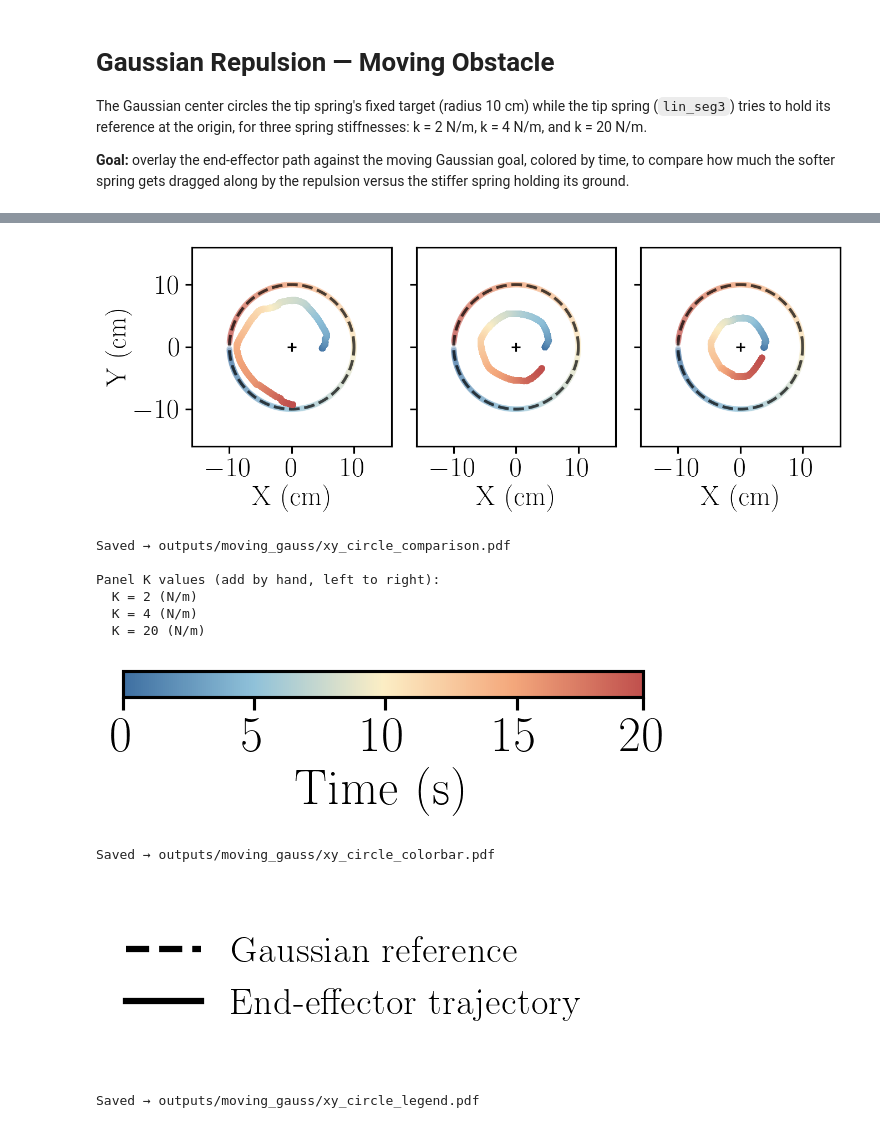
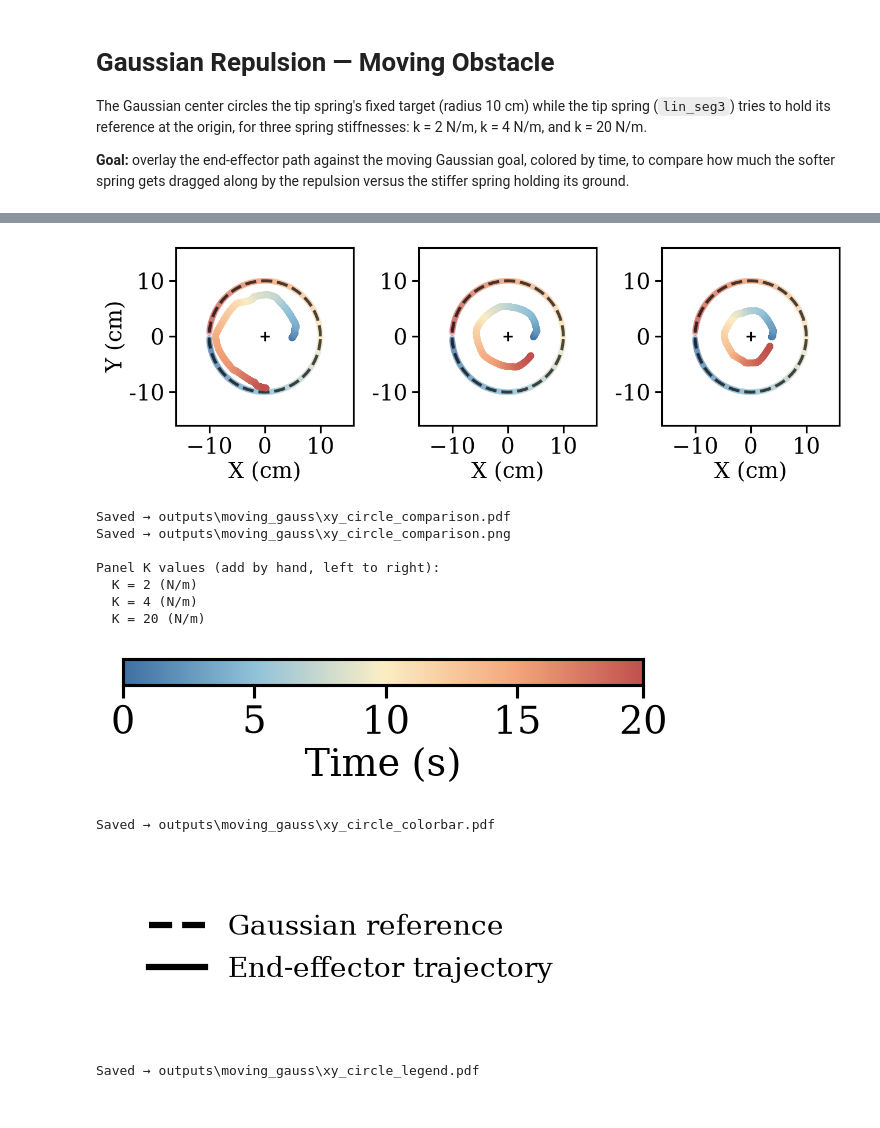
Before and after one commit to CREATE-Lab-EPFL/SoftVMC, a Jupyter notebook: GaussianElement/plot_gauss_moving_gauss.ipynb, the cells around one changed output, grey strips where cells are left out. Saved outputs shown, nothing was run; the diff lists cells and outputs as text; code cells hidden in the pictures.

Commit message:
plotting updates

```diff
--- a/GaussianElement/plot_gauss_moving_gauss.ipynb
+++ b/GaussianElement/plot_gauss_moving_gauss.ipynb
@@ -2,11 +2,14 @@
 import sys, os
 sys.path.insert(0, os.path.abspath('..'))
 from matplotlib.colors import LinearSegmentedColormap
+import matplotlib.pyplot as plt
 from plot_config import COLORS, FIG_W_SINGLE, FIG_W_DOUBLE, PASTEL_CMAP, set_font_size
 GRID = False
-FONT_SIZE = 24
+FONT_SIZE = 18
 LEGEND_FONT_SIZE = FONT_SIZE * 0.75  # change to resize legend text only
 set_font_size(FONT_SIZE, LEGEND_FONT_SIZE)
+plt.rcParams['text.usetex'] = False
+plt.rcParams['font.family'] = 'DejaVu Serif'
 
 # Warmer/more saturated time-axis colormap, local to this notebook only --
 # PASTEL_CMAP (plot_config.py) stays the repo-wide default so other figures
@@ -186,9 +189,9 @@ K = 20 (N/m)   [outputs/moving_gauss/k20_moving_gauss.npz]
 # pick the gap directly (in inches, genuinely tunable), derive the square
 # panel side from what's left, and place every axes with fig.add_axes.
 W_IN = 9.0    # in -- total figure width, matches plot_gauss_fixed_gauss.ipynb
-GAP  = 0.30   # in -- TUNE THIS: physical gap between adjacent panels
+GAP  = 0.75   # in -- TUNE THIS: physical gap between adjacent panels
 
-LEFT_MARGIN   = 1.06  # in -- room for the left panel's y-label + tick numbers
+LEFT_MARGIN   = 1.2  # in -- room for the left panel's y-label + tick numbers
 RIGHT_MARGIN  = 0.15  # in -- breathing room after the right panel
 BOTTOM_MARGIN = 0.80  # in -- room for x-label + tick numbers (all panels)
 TOP_MARGIN    = 0.10  # in -- breathing room above the panels
@@ -198,35 +201,42 @@ S    = (W_IN - LEFT_MARGIN - RIGHT_MARGIN - (N_PANELS - 1) * GAP) / N_PANELS  #
 H_IN = S + BOTTOM_MARGIN + TOP_MARGIN
 
 fig = plt.figure(figsize=(W_IN, H_IN))
 axes = [
     fig.add_axes([(LEFT_MARGIN + i * (S + GAP)) / W_IN, BOTTOM_MARGIN / H_IN, S / W_IN, S / H_IN])
     for i in range(N_PANELS)
 ]
 
 last_lc = None
 t_max = 0.0
 
 for i, (ax, (title, path)) in enumerate(zip(axes, files.items())):
     t, ee_xy, gauss_xy = load_circle_window(path)
     lc = draw_panel(ax, t, ee_xy, gauss_xy, title, show_ylabel=(i == 0), cmap=TIME_CMAP)
+    ax.set_yticks([-10, 0, 10])
+    ax.set_yticklabels(['-10', '0', '10'])
+    ax.tick_params(axis='y', which='both', left=True, labelleft=True)
     last_lc = lc
     t_max = max(t_max, t[-1])
 
 # No legend and no colorbar on this figure -- both are separate standalone
 # files (next two cells) composed above this one by hand.
 out = os.path.join('outputs', 'moving_gauss', 'xy_circle_comparison.pdf')
 fig.savefig(out)
+out_png = os.path.join('outputs', 'moving_gauss', 'xy_circle_comparison.png')
+fig.savefig(out_png, dpi=300)
 plt.show()
 print(f"Saved → {out}")
+print(f"Saved → {out_png}")
 
 # No in-panel K label on the figure itself -- added by hand.
 # Panel order is left -> right:
 print("\nPanel K values (add by hand, left to right):")
 for title in files:
     print(f"  {title}")
 # %% [output]
-[figure, old version]
+[figure, new version]
-Saved → outputs/moving_gauss/xy_circle_comparison.pdf
+Saved → outputs\moving_gauss\xy_circle_comparison.pdf
+Saved → outputs\moving_gauss\xy_circle_comparison.png
 
 Panel K values (add by hand, left to right):
   K = 2 (N/m)
@@ -269,8 +279,8 @@ fig_cb.savefig(out_cb)
 plt.show()
 print(f"Saved → {out_cb}")
 # %% [output]
-[figure, old version]
+[figure, new version]
-Saved → outputs/moving_gauss/xy_circle_colorbar.pdf
+Saved → outputs\moving_gauss\xy_circle_colorbar.pdf
 # %%
 # Standalone legend -- its own SVG/PDF, NOT part of the panel figure,
 # composed above it by hand (same as the colorbar). 2 entries, stacked one
@@ -299,5 +309,5 @@ fig_leg.savefig(out_leg)
 plt.show()
 print(f"Saved → {out_leg}")
 # %% [output]
-[figure, old version]
+[figure, new version]
-Saved → outputs/moving_gauss/xy_circle_legend.pdf
+Saved → outputs\moving_gauss\xy_circle_legend.pdf
```
Also changed, not shown: parts of 1 cell of this notebook, 14 other files.
